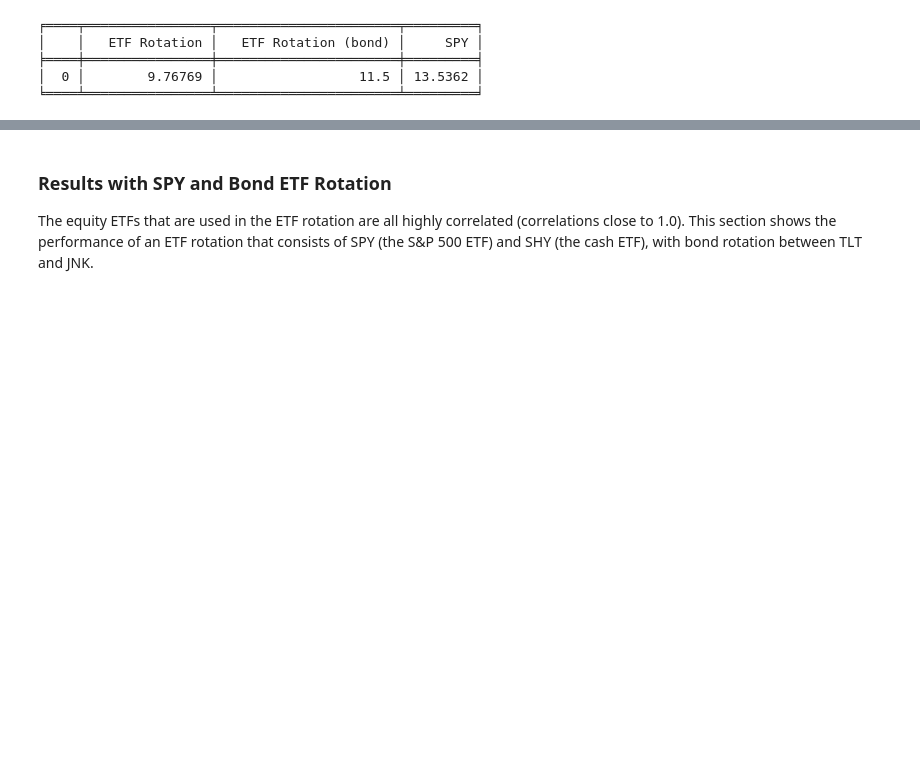
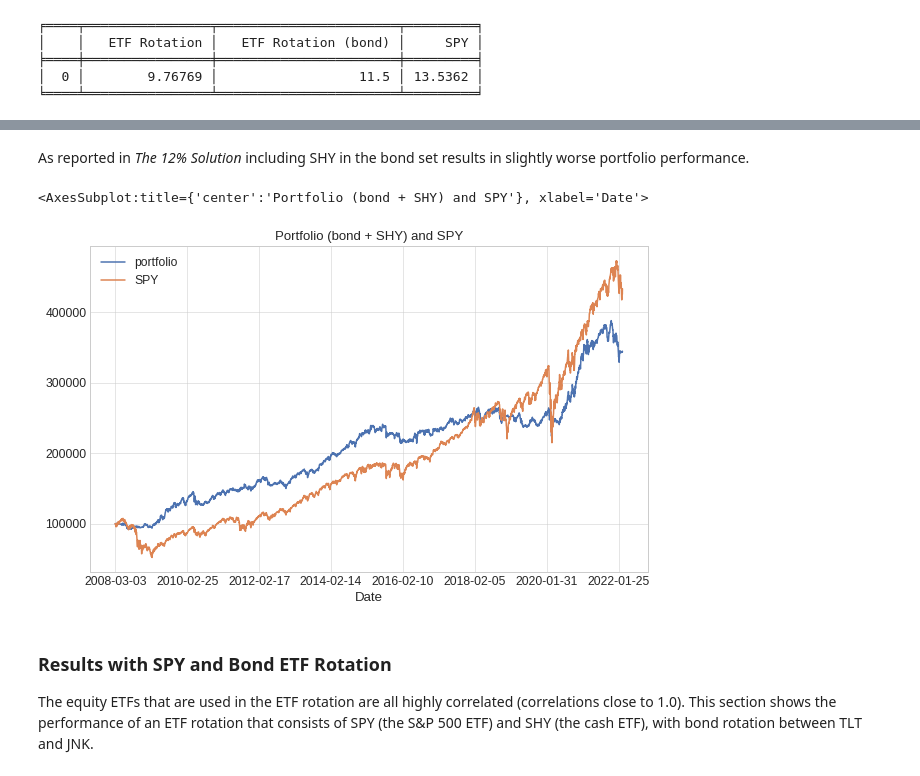
Before and after one commit to IanLKaplan/twelve_percent, a Jupyter notebook: twelve_percent.ipynb, the cells around one changed output, grey strips where cells are left out. Cells and saved outputs as stored; diff of their text form; code cells hidden in the pictures; blank space fills up the shorter version.

```diff
--- a/twelve_percent.ipynb
+++ b/twelve_percent.ipynb
@@ -961,3 +977,25 @@ print(tabulate(average_return_df, headers=[*average_return_df.columns], tablefmt
+# %%
+fixed_income_plus_shy = pd.concat([fixed_income_adjclose, shy_adj_close], axis=1)
+portfolio_bond_plus_shy_df, assets_df = portfolio_return(holdings=holdings,
+                                              asset_percent=equity_percent,
+                                              bond_percent=bond_percent,
+                                              asset_etfs=asset_adj_close,
+                                              bond_etfs=fixed_income_plus_shy,
+                                              start_date=start_date,
+                                              end_date=end_date,
+                                              year_rebalance=False)
+
+plot_df = build_plot_data(portfolio_bond_plus_shy_df, spy_df)
+# %% [markdown]
+<p>
+As reported in <i>The 12% Solution</i> including SHY in the bond set results in
+slightly worse portfolio performance.
+</p>
+# %%
+plot_df.plot(grid=True, title='Portfolio (bond + SHY) and SPY', figsize=(10,6))
+# %% [output]
+<AxesSubplot:title={'center':'Portfolio (bond + SHY) and SPY'}, xlabel='Date'>
+[figure, added]
 # %% [markdown]
 <h3>
 Results with SPY and Bond ETF Rotation
```
Also changed, not shown: parts of 13 cells of this notebook, 1 other file.
